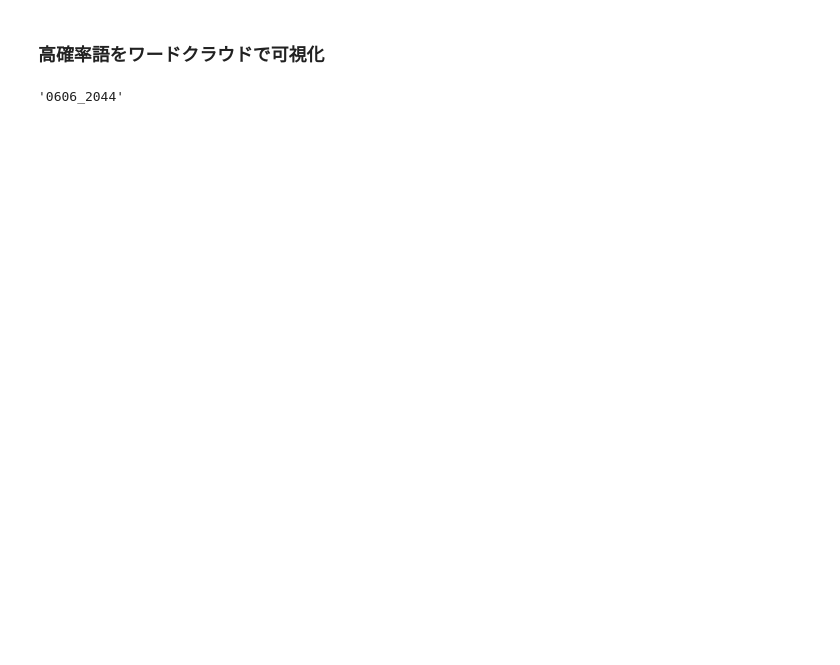
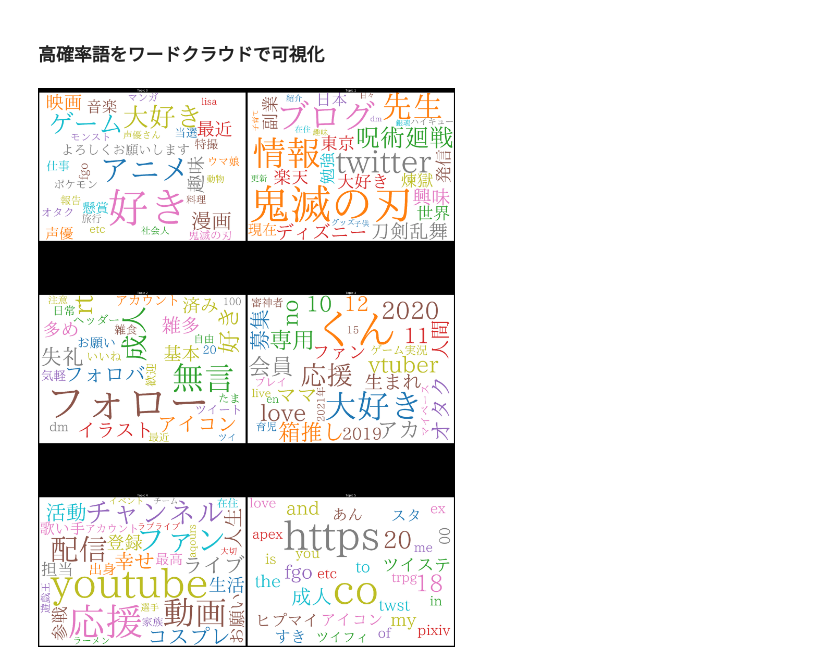
Before and after one commit to c-c-c-c/twitter_api_test, a Jupyter notebook: topic_modeling_user_prof.ipynb, the cells around one changed output. Cells and saved outputs as stored; diff of their text form; code cells hidden in the pictures; blank space fills up the shorter version.

```diff
--- a/topic_modeling_user_prof.ipynb
+++ b/topic_modeling_user_prof.ipynb
@@ -419,45 +399,43 @@ cloud = WordCloud(stopwords=STOPWORDS,
                   max_words=100,
                   colormap='tab10'
                   )
-# %%
-import datetime
-(datetime.datetime.now() + datetime.timedelta(hours=9) ) .strftime('%m%d_%H%M')
-# %% [output]
-'0606_2044'
 # %%
 # fig, axes = plt.subplots(5, 4, figsize=(16, 25), sharex=True, sharey=True)
-fig, axes = plt.subplots(7, 3, figsize=(32, 50), sharex=True, sharey=True)
+tate = math.ceil(n_components / 2)
+fig, axes = plt.subplots(tate, 2, figsize=(32, 50), sharex=True, sharey=True)
 
 for i, ax in enumerate(axes.flatten()):
 
   if i > len(topic_words)-1:
     break
 
   fig.add_subplot(ax)
   cloud.generate_from_frequencies(topic_words[i], max_font_size=500)
   plt.gca().imshow(cloud)
   plt.gca().set_title('Topic ' + str(i), fontdict=dict(size=16))
   plt.gca().axis('off')
 
 plt.subplots_adjust(wspace=0, hspace=0)
 plt.axis('off')
 plt.margins(x=0, y=0)
 plt.tight_layout()
 
 
 from matplotlib.backends.backend_pdf import PdfPages
 
 import datetime
 pdf = PdfPages(
 (datetime.datetime.now() + datetime.timedelta(hours=9) ) .strftime('%m%d_%H%M') + 'topic.pdf')
 
 
 fignums = plt.get_fignums()
 for fignum in fignums:
     plt.figure(fignum)
     pdf.savefig()
 
 pdf.close()
+# %% [output]
+[figure, added]
 # %%
 import pyLDAvis
 import pyLDAvis.sklearn
```
Also changed, not shown: parts of 22 cells of this notebook, 4 other files.
